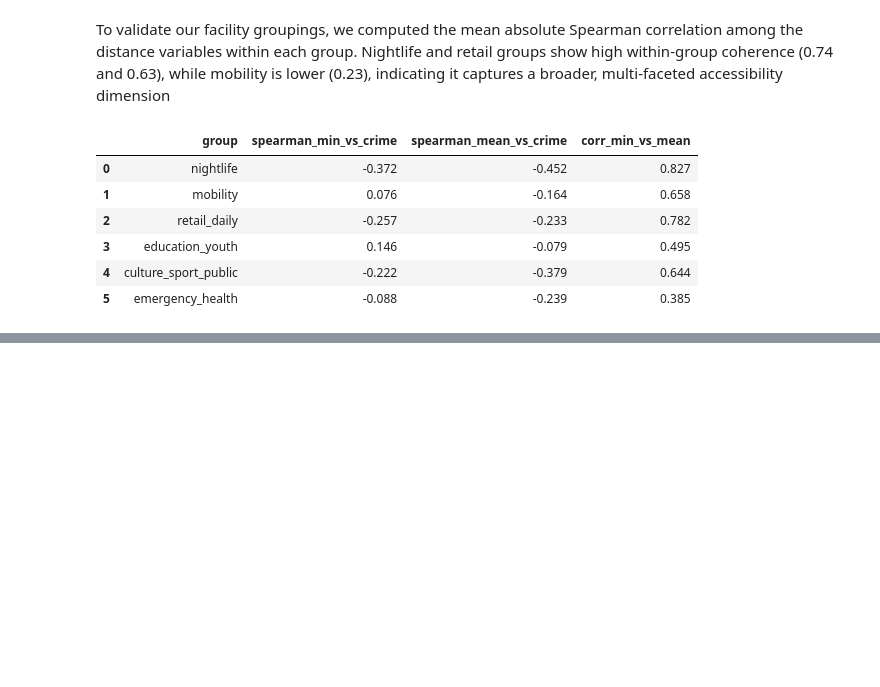
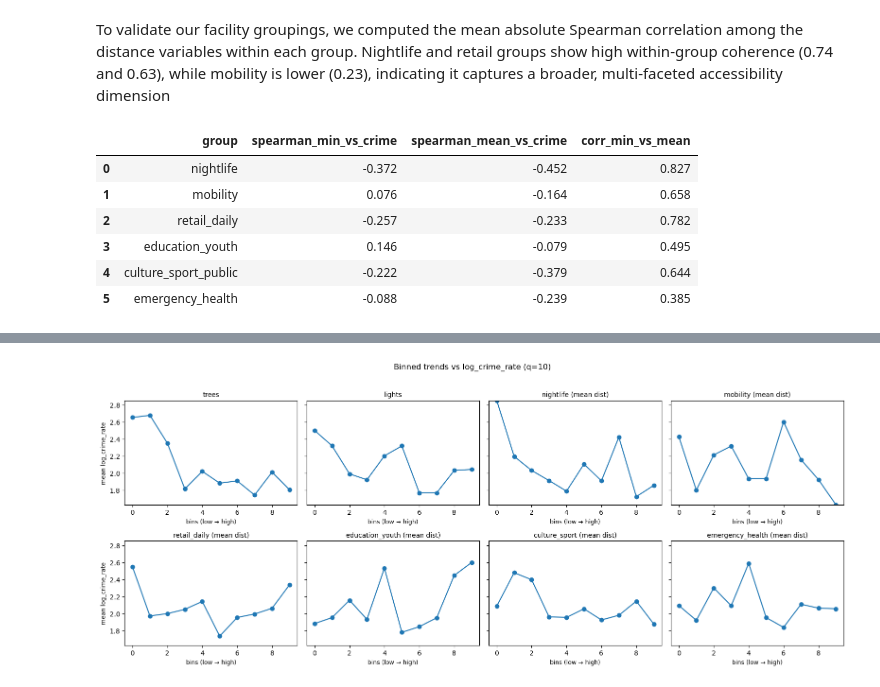
Before and after one commit to YoranB/Spatial-data-science, a Jupyter notebook: Creating final data table.ipynb, the cells around one changed output, grey strips where cells are left out. Cells and saved outputs as stored; diff of their text form; code cells hidden in the pictures; blank space fills up the shorter version.

```diff
--- a/Creating final data table.ipynb
+++ b/Creating final data table.ipynb
@@ -544,0 +697,77 @@ comp
+# %%
+import numpy as np
+import pandas as pd
+import matplotlib.pyplot as plt
+
+df = total_final_df.copy()
+
+# Target (aanrader: log voor stabiliteit)
+df["log_crime_rate"] = np.log1p(df["Misdrijven_per_1000_inwoners"])
+target = "log_crime_rate"  # of "Misdrijven_per_1000_inwoners"
+
+# (optioneel) filter voor stabielere rates
+# df = df[df["inwoners"] > 500].copy()
+
+feature_cols = [
+    "Trees_per_km2",
+    "Lights_per_km2",
+    "mean_dist_nightlife",
+    "mean_dist_mobility",
+    "mean_dist_retail_daily",
+    "mean_dist_education_youth",
+    "mean_dist_culture_sport_public",
+    "mean_dist_emergency_health",
+]
+
+pretty = {
+    "Trees_per_km2": "trees",
+    "Lights_per_km2": "lights",
+    "mean_dist_nightlife": "nightlife (mean dist)",
+    "mean_dist_mobility": "mobility (mean dist)",
+    "mean_dist_retail_daily": "retail_daily (mean dist)",
+    "mean_dist_education_youth": "education_youth (mean dist)",
+    "mean_dist_culture_sport_public": "culture_sport (mean dist)",
+    "mean_dist_emergency_health": "emergency_health (mean dist)",
+}
+
+def binned_means(df, xcol, ycol, q=10):
+    tmp = df[[xcol, ycol]].dropna().copy()
+    tmp["bin"] = pd.qcut(tmp[xcol], q=q, duplicates="drop")
+    g = tmp.groupby("bin")[ycol].mean()
+    return g.values  # array van means per bin
+
+# Precompute y-limits (consistent y-as over alle subplots)
+all_means = []
+for col in feature_cols:
+    all_means.extend(list(binned_means(df, col, target, q=10)))
+ymin, ymax = np.nanmin(all_means), np.nanmax(all_means)
+
+# Grid instellen
+n = len(feature_cols)
+ncols = 4
+nrows = int(np.ceil(n / ncols))
+
+fig, axes = plt.subplots(nrows, ncols, figsize=(4*ncols, 3.2*nrows), sharey=True)
+axes = axes.flatten()
+
+for i, col in enumerate(feature_cols):
+    ax = axes[i]
+    means = binned_means(df, col, target, q=10)
+
+    ax.plot(range(len(means)), means, marker="o")
+    ax.set_title(pretty.get(col, col), fontsize=10)
+    ax.set_xlabel("bins (low → high)", fontsize=9)
+    if i % ncols == 0:
+        ax.set_ylabel(f"mean {target}", fontsize=9)
+
+    ax.set_ylim(ymin, ymax)
+
+# lege assen weg voor als grid groter is dan aantal features
+for j in range(i+1, len(axes)):
+    fig.delaxes(axes[j])
+
+fig.suptitle(f"Binned trends vs {target} (q=10)", y=1.02, fontsize=12)
+plt.tight_layout()
+plt.show()
+# %% [output]
+[figure, added]
```
Also changed, not shown: parts of 6 cells of this notebook.
